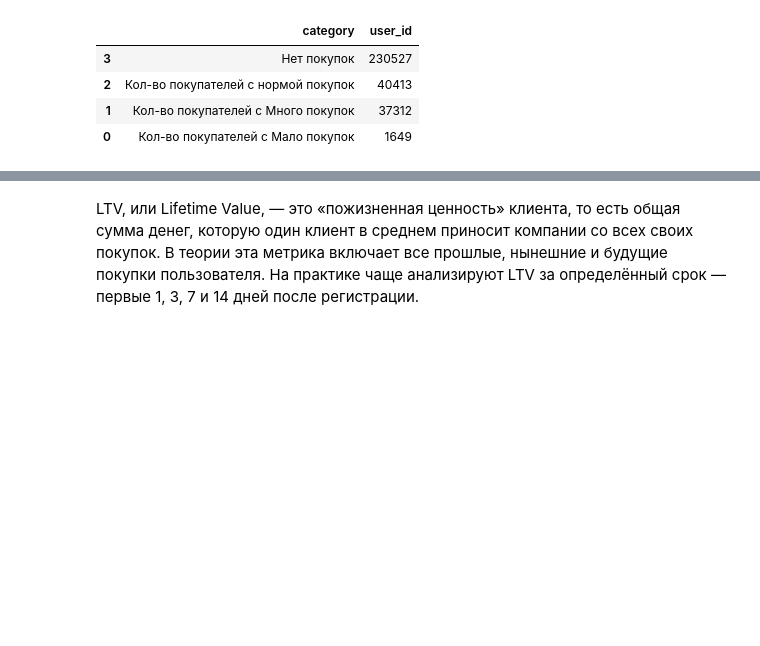
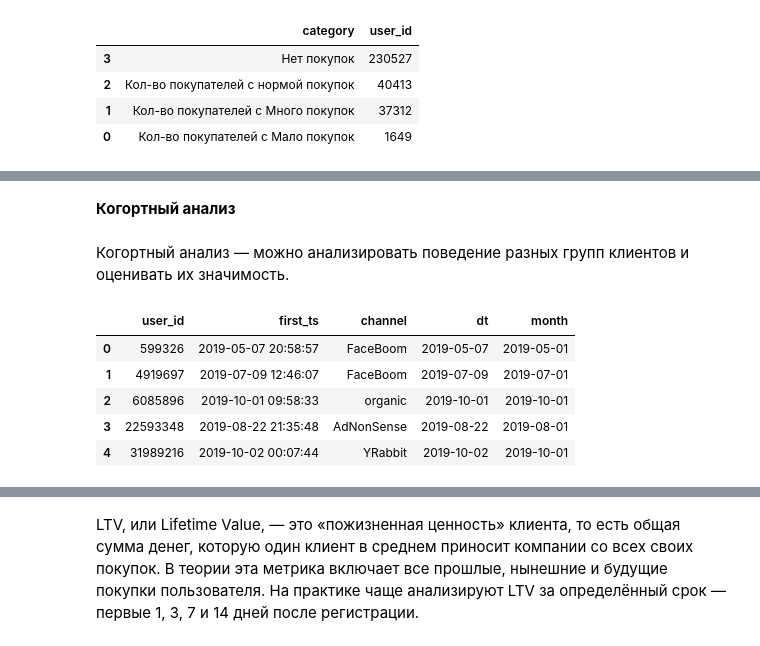
Before and after one commit to AlexVachkan/Data-exploration, a Jupyter notebook: Products_metrics/products_metric.ipynb, the cells around one changed output, grey strips where cells are left out. Drawn from its saved outputs; the diff is of its cells as text; code cells hidden in the pictures; blank space fills up the shorter version.

```diff
--- a/Products_metrics/products_metric.ipynb
+++ b/Products_metrics/products_metric.ipynb
@@ -734,3 +734,31 @@ fig.update_xaxes(tickangle=45)
 fig.show()
 # %% [output]
 [interactive output not drawn]
+# %% [markdown]
+**Когортный анализ**
+# %% [markdown]
+Когортный анализ —  можно анализировать поведение разных групп клиентов и оценивать их значимость.
+# %%
+profiles_practicum = (
+
+    visits.sort_values(by = ['user_id', 'session_start'])
+    .groupby('user_id')
+    .agg({'session_start':'first',
+          'channel':'first'})
+    .rename(columns={'session_start':'first_ts'})
+    .reset_index()
+)
+
+profiles_practicum['dt'] = profiles_practicum['first_ts'].astype('datetime64[D]')
+profiles_practicum['month'] = profiles_practicum['first_ts'].astype('datetime64[M]')
+
+
+
+profiles_practicum.head()
+# %% [output]
+|  | user_id | first_ts | channel | dt | month |
+| 0 | 599326 | 2019-05-07 20:58:57 | FaceBoom | 2019-05-07 | 2019-05-01 |
+| 1 | 4919697 | 2019-07-09 12:46:07 | FaceBoom | 2019-07-09 | 2019-07-01 |
+| 2 | 6085896 | 2019-10-01 09:58:33 | organic | 2019-10-01 | 2019-10-01 |
+| 3 | 22593348 | 2019-08-22 21:35:48 | AdNonSense | 2019-08-22 | 2019-08-01 |
+| 4 | 31989216 | 2019-10-02 00:07:44 | YRabbit | 2019-10-02 | 2019-10-01 |
```
Also changed, not shown: parts of 3 cells of this notebook.
